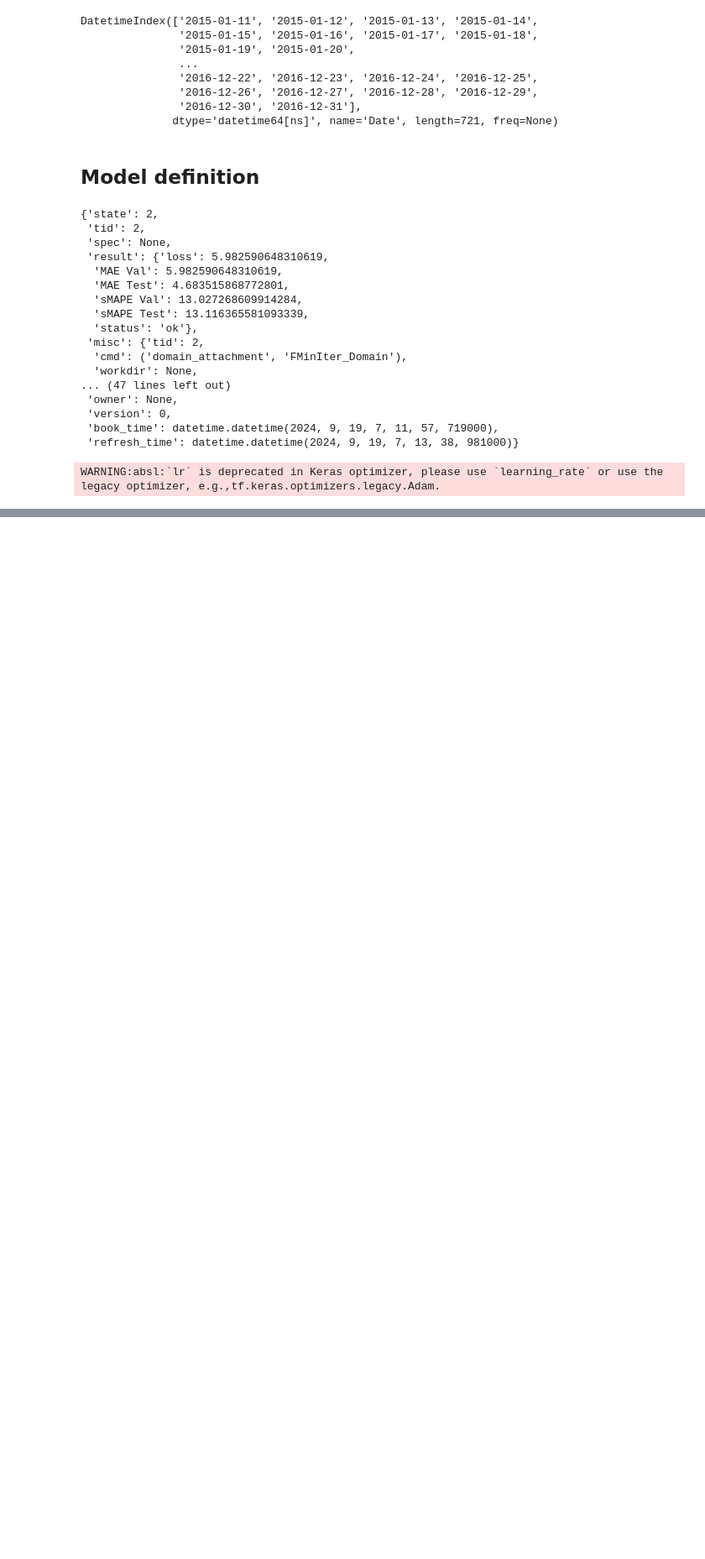
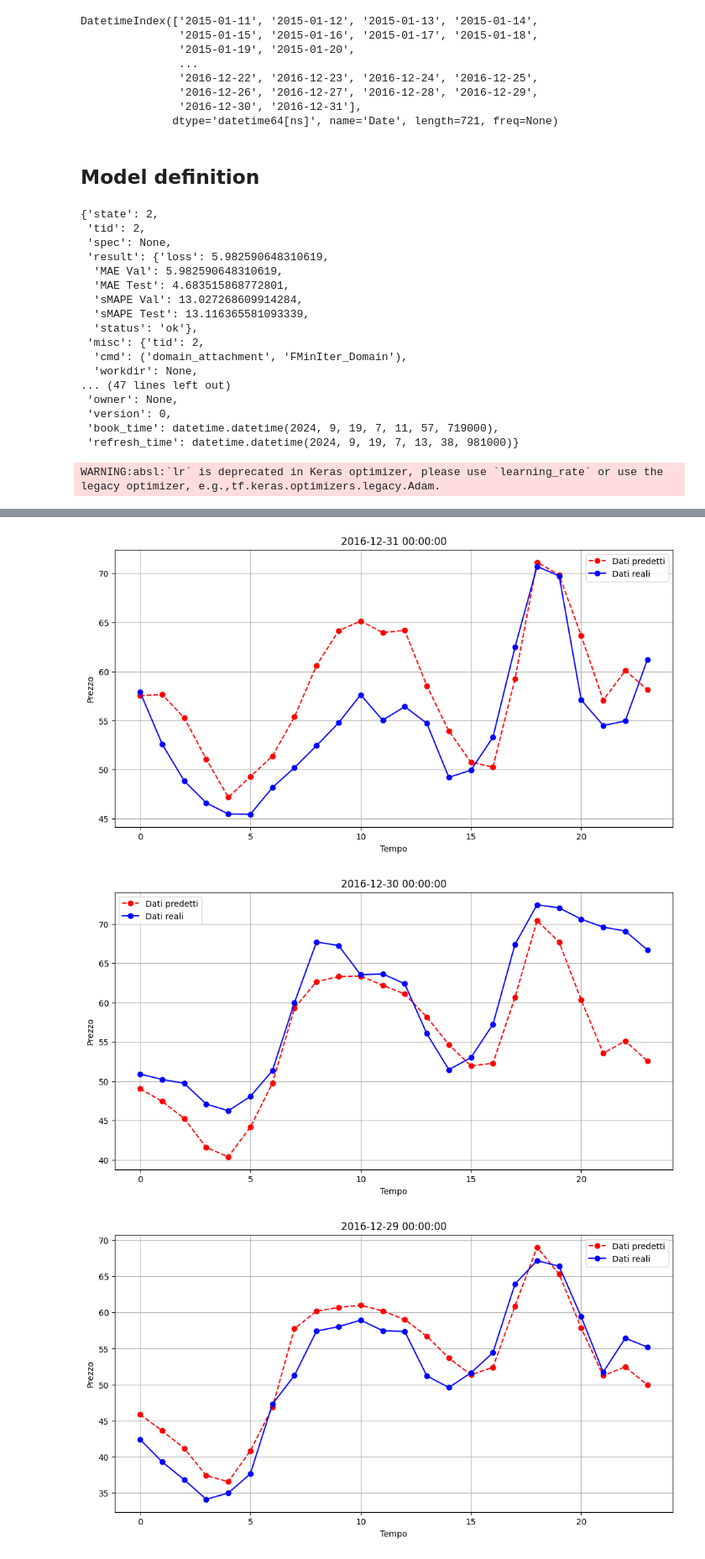
Before and after one commit to giovannicatalano-ors/epftoolbox, a Jupyter notebook: DNN_test.ipynb, the cells around one changed output, grey strips where cells are left out. Shown at 84% size. Saved outputs shown, nothing was run; the diff lists cells and outputs as text; code cells hidden in the pictures; blank space fills up the shorter version.

```diff
--- a/DNN_test.ipynb
+++ b/DNN_test.ipynb
@@ -217,0 +326,37 @@ ValueError: operands could not be broadcast together with shapes (1,17304) (24,)
+# %%
+
+neurons = [300, 300, 300]
+n_features = X_train.shape[1]
+dropout = 0.5
+
+# Scaler = None perchè normalizziamo noi prima
+# Lamba_reg è il termine di regolarizzazione -> l1 o l2 ma i risultati migliori si ottengono senza
+
+model_dnn = DNNModel(neurons=neurons, n_features= n_features, dropout=dropout, batch_normalization=True, scaler=None, lambda_reg=None)
+# %%
+model_dnn.fit(X_train_norm, Y_train_norm, X_val_norm, Y_val_norm)
+# %%
+Y_test_pred_norm = model_dnn.predict(X_test_norm)
+# %%
+# Riportiamo i dati predetti alla scala reale
+Y_test_pred = scaler_y.inverse_transform(Y_test_pred_norm)
+# %%
+time_index = np.arange(24)
+
+for i in range(1, 15):
+
+    plt.figure(figsize=(12, 6))
+
+    plt.plot(time_index, Y_test_pred[-i, :], label='Dati predetti', color='red', linestyle='--', marker='o')
+    plt.plot(time_index, Y_test[-i, :], label='Dati reali', color='blue', linestyle='-', marker='o')
+
+    plt.xlabel('Tempo')
+    plt.ylabel('Prezzo')
+    plt.legend()
+    plt.title(str(indexTest[-i]))
+    plt.grid(True)
+    plt.show()
+# %% [output]
+[figure, added]
+[figure, added]
+[figure, added]
```
Also changed, not shown: parts of 28 cells of this notebook, 2 other files.
